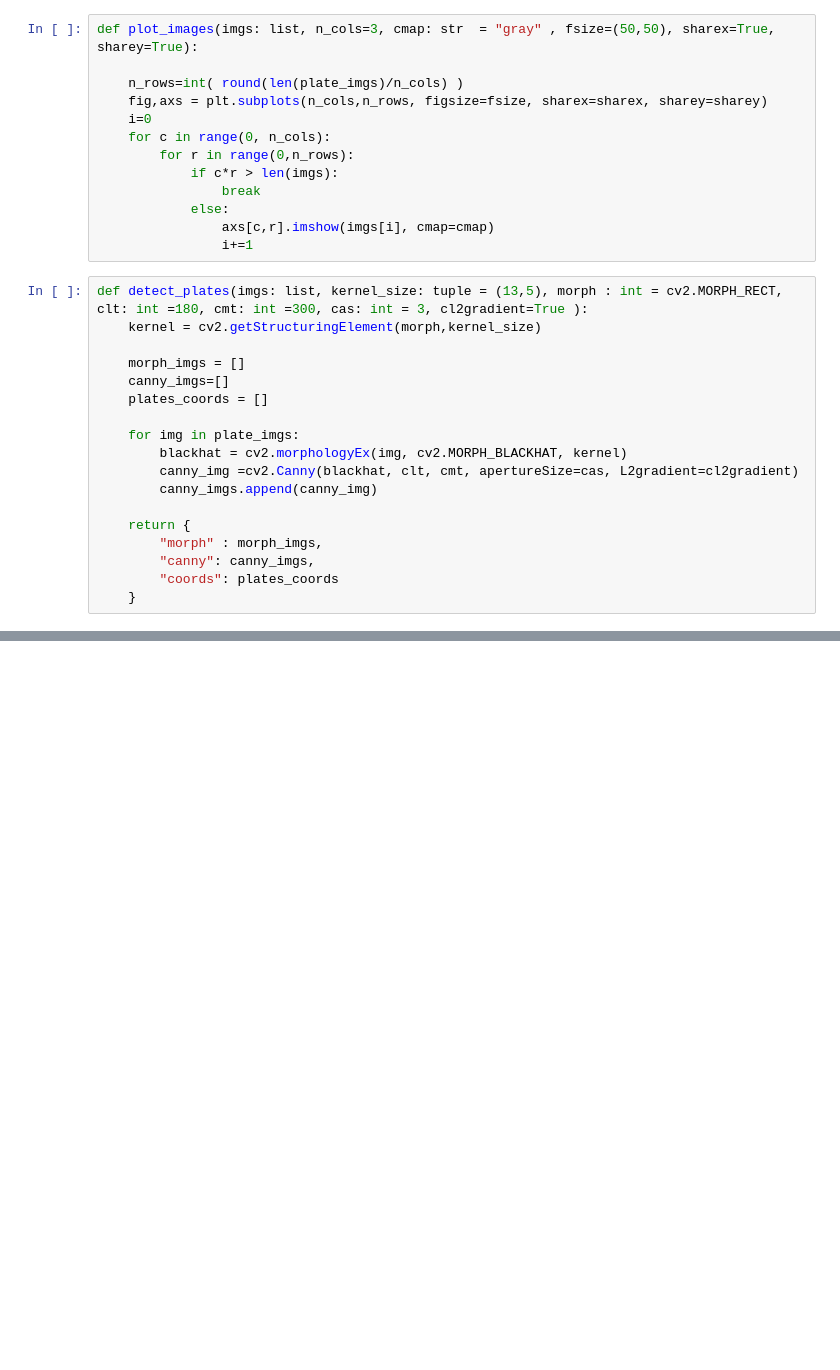
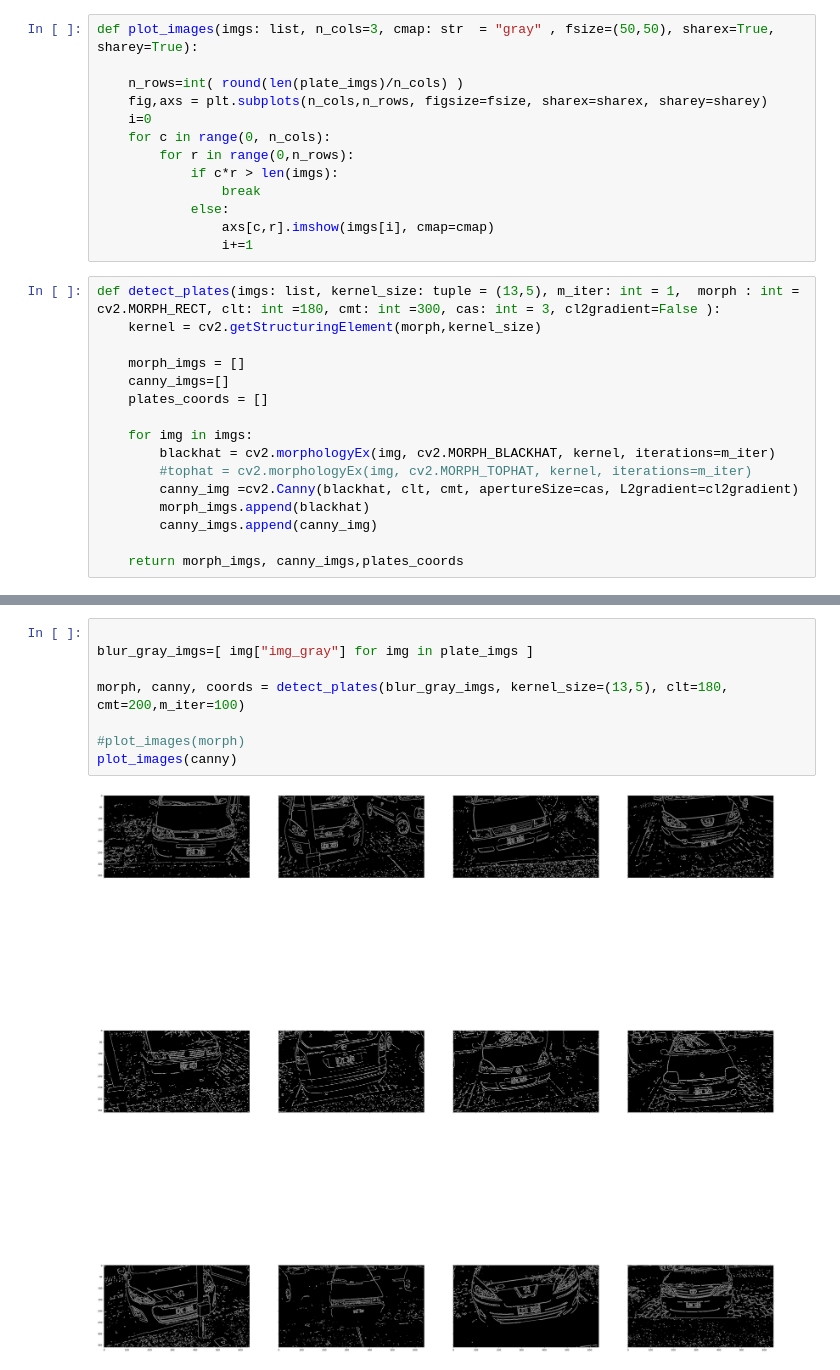
Before and after one commit to amaranto/imgproc, a Jupyter notebook: homography/plates.ipynb, the cells around one changed output, grey strips where cells are left out. Saved outputs shown, nothing was run; the diff lists cells and outputs as text; blank space fills up the shorter version.

```diff
--- a/homography/plates.ipynb
+++ b/homography/plates.ipynb
@@ -38,20 +46,18 @@ def plot_images(imgs: list, n_cols=3, cmap: str  = "gray" , fsize=(50,50), share
                 axs[c,r].imshow(imgs[i], cmap=cmap)
                 i+=1
 # %%
-def detect_plates(imgs: list, kernel_size: tuple = (13,5), morph : int = cv2.MORPH_RECT, clt: int =180, cmt: int =300, cas: int = 3, cl2gradient=True ):
+def detect_plates(imgs: list, kernel_size: tuple = (13,5), m_iter: int = 1,  morph : int = cv2.MORPH_RECT, clt: int =180, cmt: int =300, cas: int = 3, cl2gradient=False ):
     kernel = cv2.getStructuringElement(morph,kernel_size)
 
     morph_imgs = []
     canny_imgs=[]
     plates_coords = []
 
-    for img in plate_imgs:
-        blackhat = cv2.morphologyEx(img, cv2.MORPH_BLACKHAT, kernel)
+    for img in imgs:
+        blackhat = cv2.morphologyEx(img, cv2.MORPH_BLACKHAT, kernel, iterations=m_iter)
+        #tophat = cv2.morphologyEx(img, cv2.MORPH_TOPHAT, kernel, iterations=m_iter)
         canny_img =cv2.Canny(blackhat, clt, cmt, apertureSize=cas, L2gradient=cl2gradient)
+        morph_imgs.append(blackhat)
         canny_imgs.append(canny_img)
 
-    return {
-        "morph" : morph_imgs,
-        "canny": canny_imgs,
-        "coords": plates_coords
-    }
+    return morph_imgs, canny_imgs,plates_coords
@@ -86,0 +64,10 @@ for key, value in morph.items():
+# %%
+
+blur_gray_imgs=[ img["img_gray"] for img in plate_imgs ]
+
+morph, canny, coords = detect_plates(blur_gray_imgs, kernel_size=(13,5), clt=180, cmt=200,m_iter=100)
+
+#plot_images(morph)
+plot_images(canny)
+# %% [output]
+[figure, added]
```
Also changed, not shown: parts of 4 cells of this notebook, 2 other files.
